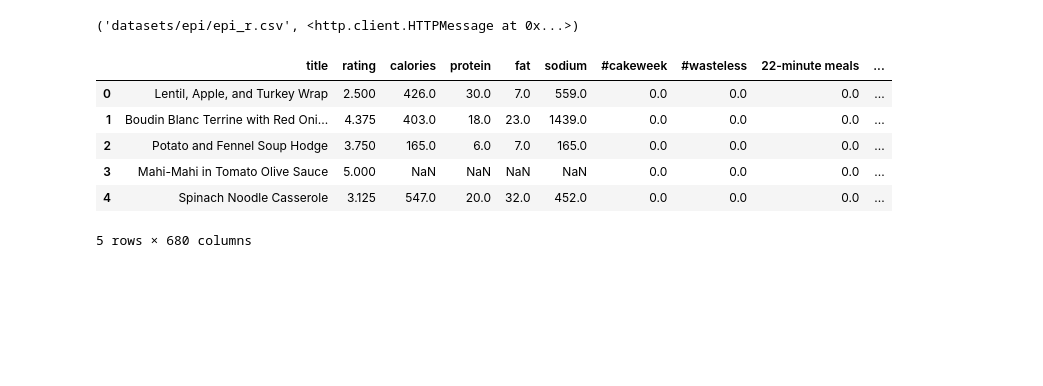
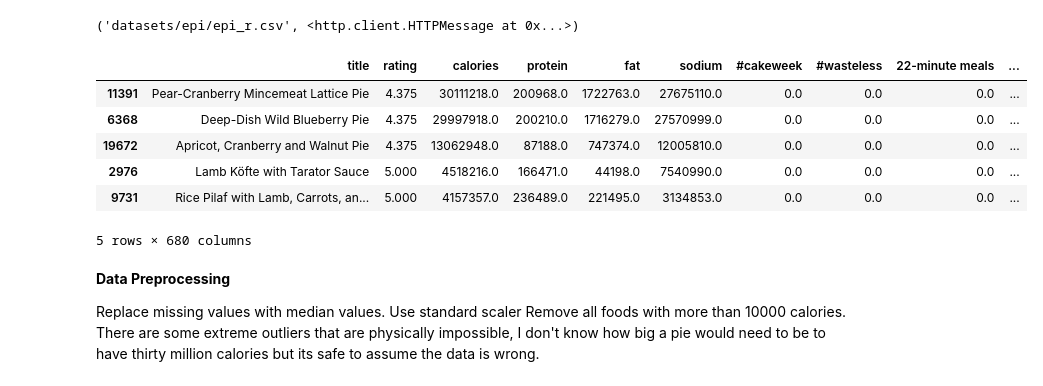
Before and after one commit to robd123/AML, a Jupyter notebook: Project2.ipynb, the cells around one changed output. Cells and saved outputs as stored; diff of their text form; code cells hidden in the pictures; blank space fills up the shorter version.

```diff
--- a/Project2.ipynb
+++ b/Project2.ipynb
@@ -12,18 +12,24 @@ urllib.request.urlretrieve(file_path, datapath + "epi_r.csv")
 # %%
 import matplotlib.pyplot as plt
 import numpy as np
 import pandas as pd
 
 food = pd.read_csv(datapath + "epi_r.csv", thousands=',')
-food.head()
+food.sort_values(by=['calories'], ascending=False).head()
 # %% [output]
 |  | title | rating | calories | protein | fat | sodium | #cakeweek | #wasteless | 22-minute meals | ... |
-| 0 | Lentil, Apple, and Turkey Wrap | 2.500 | 426.0 | 30.0 | 7.0 | 559.0 | 0.0 | 0.0 | 0.0 | ... |
-| 1 | Boudin Blanc Terrine with Red Oni... | 4.375 | 403.0 | 18.0 | 23.0 | 1439.0 | 0.0 | 0.0 | 0.0 | ... |
-| 2 | Potato and Fennel Soup Hodge | 3.750 | 165.0 | 6.0 | 7.0 | 165.0 | 0.0 | 0.0 | 0.0 | ... |
-| 3 | Mahi-Mahi in Tomato Olive Sauce | 5.000 | NaN | NaN | NaN | NaN | 0.0 | 0.0 | 0.0 | ... |
-| 4 | Spinach Noodle Casserole | 3.125 | 547.0 | 20.0 | 32.0 | 452.0 | 0.0 | 0.0 | 0.0 | ... |
+| 11391 | Pear-Cranberry Mincemeat Lattice Pie | 4.375 | 30111218.0 | 200968.0 | 1722763.0 | 27675110.0 | 0.0 | 0.0 | 0.0 | ... |
+| 6368 | Deep-Dish Wild Blueberry Pie | 4.375 | 29997918.0 | 200210.0 | 1716279.0 | 27570999.0 | 0.0 | 0.0 | 0.0 | ... |
+| 19672 | Apricot, Cranberry and Walnut Pie | 4.375 | 13062948.0 | 87188.0 | 747374.0 | 12005810.0 | 0.0 | 0.0 | 0.0 | ... |
+| 2976 | Lamb Köfte with Tarator Sauce | 5.000 | 4518216.0 | 166471.0 | 44198.0 | 7540990.0 | 0.0 | 0.0 | 0.0 | ... |
+| 9731 | Rice Pilaf with Lamb, Carrots, an... | 5.000 | 4157357.0 | 236489.0 | 221495.0 | 3134853.0 | 0.0 | 0.0 | 0.0 | ... |
 5 rows × 680 columns
+# %% [markdown]
+**Data Preprocessing**
+
+Replace missing values with median values.
+Use standard scaler
+Remove all foods with more than 10000 calories.  There are some extreme outliers that are physically impossible, I don't know how big a pie would need to be to have thirty million calories but its safe to assume the data is wrong.
 # %%
 from sklearn.pipeline import Pipeline
 from sklearn.preprocessing import StandardScaler
```
Also changed, not shown: parts of 6 cells of this notebook.
